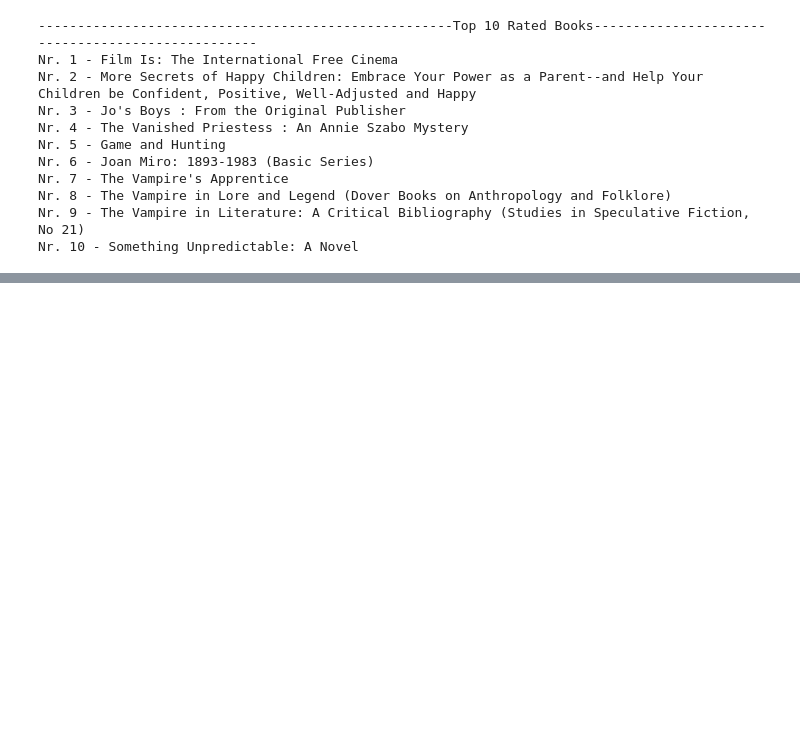
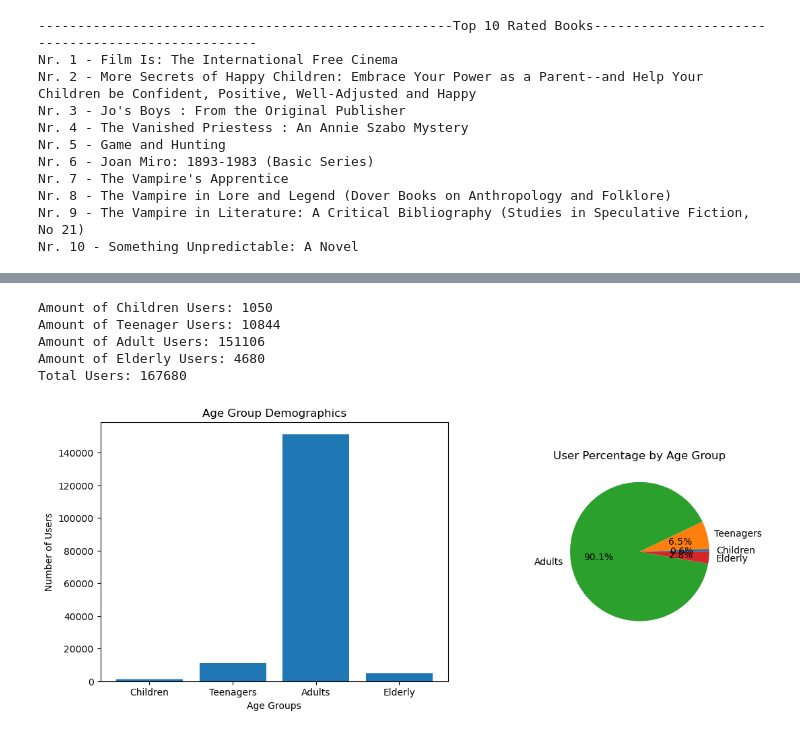
Before and after one commit to andresgr96/PBD-Group15, a Jupyter notebook: FinalProject.ipynb, the cells around one changed output, grey strips where cells are left out. Cells and saved outputs as stored; diff of their text form; code cells hidden in the pictures; blank space fills up the shorter version.

Commit message:
age user demographics done

```diff
--- a/FinalProject.ipynb
+++ b/FinalProject.ipynb
@@ -153,0 +157,5 @@ Nr. 10 - Something Unpredictable: A Novel
+# %%
+#first we drop all rows where the user didnt enter their age or entered 0
+clean_users = usersdf.dropna(subset=['Age'])
+clean_users = clean_users[clean_users['Age'] != 0]
+clean_users.head(5)
@@ -153,0 +169,64 @@ Nr. 10 - Something Unpredictable: A Novel
+# %%
+#declare the age groups
+children_to = 13
+teenager_to = 18
+adult_to = 65
+# %%
+#extract the age groups
+children_users = clean_users[clean_users['Age'] < children_to]
+teeneager_users = clean_users[(clean_users['Age'] >= children_to) & (clean_users['Age'] < teenager_to)]
+adult_users = clean_users[(clean_users['Age'] >= teenager_to) & (clean_users['Age'] < adult_to)]
+elder_users = clean_users[clean_users['Age'] >= adult_to]
+
+#save the numbers in variables for graphing
+n_children = len(children_users)
+n_teeneagers = len(teeneager_users)
+n_adults = len(adult_users)
+n_elders = len(elder_users)
+
+total_users = n_children + n_teeneagers + n_adults + n_elders
+
+
+print('Amount of Children Users: ' + str(n_children))
+print('Amount of Teenager Users: ' + str(n_teeneagers))
+print('Amount of Adult Users: ' + str(n_adults))
+print('Amount of Elderly Users: ' + str(n_elders))
+
+print('Total Users: ' + str(total_users))
+# %% [output]
+Amount of Children Users: 1050
+Amount of Teenager Users: 10844
+Amount of Adult Users: 151106
+Amount of Elderly Users: 4680
+Total Users: 167680
+# %%
+import matplotlib.pyplot as plt
+
+values_bar = [n_children, n_teeneagers, n_adults, n_elders]
+labels_bar = ['Children', 'Teenagers', 'Adults', 'Elderly']
+
+values_pie = [n_children, n_teeneagers, n_adults, n_elders]
+labels_pie = ['Children', 'Teenagers', 'Adults', 'Elderly']
+
+# Create a figure with two subplots, adjusting the width
+fig, axs = plt.subplots(1, 2, figsize=(12, 5), gridspec_kw={'width_ratios': [2, 1]})
+
+# Plot the bar graph
+ax1 = axs[0]
+ax1.bar(labels_bar, values_bar)
+ax1.set_xlabel('Age Groups')
+ax1.set_ylabel('Number of Users')
+ax1.set_title('Age Group Demographics')
+
+# Plot the pie chart
+ax2 = axs[1]
+ax2.pie(values_pie, labels=labels_pie, autopct='%1.1f%%')
+ax2.set_title('User Percentage by Age Group')
+
+# Adjust the spacing between the subplots
+plt.subplots_adjust(wspace=0.4)
+
+# Display the graph
+plt.show()
+# %% [output]
+[figure, added]
```
Also changed, not shown: parts of 3 cells of this notebook.
